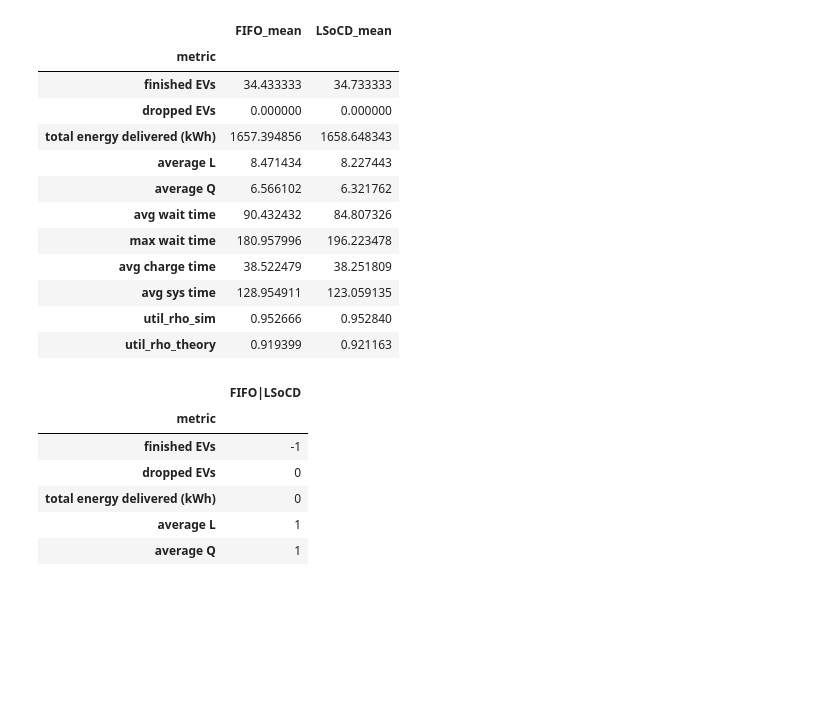
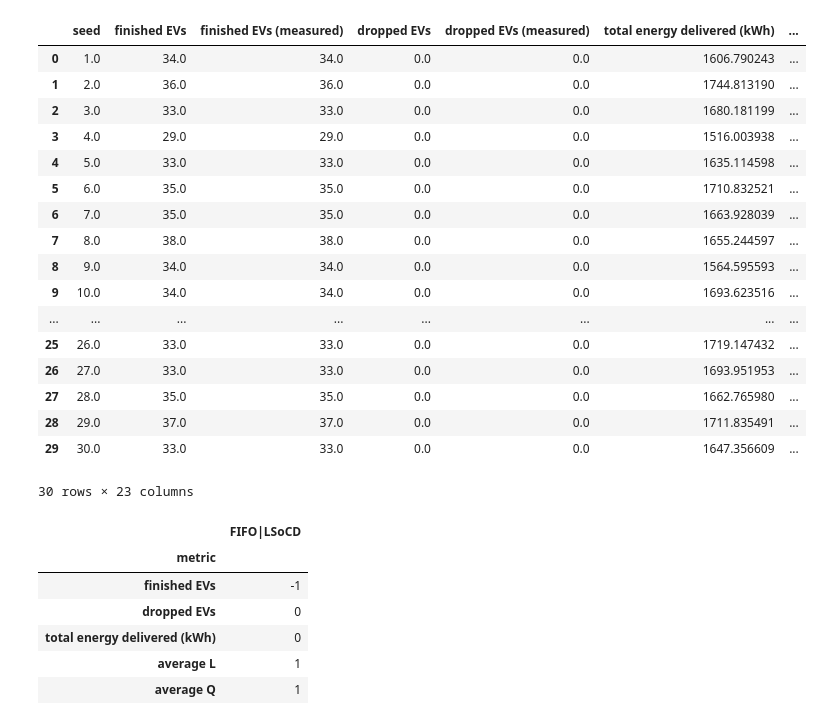
Before and after one commit to saneiimo/ChargingStationQueueing, a Jupyter notebook: compare_policies.ipynb, the cells around one changed output. Cells and saved outputs as stored; diff of their text form; code cells hidden in the pictures; blank space fills up the shorter version.

```diff
--- a/compare_policies.ipynb
+++ b/compare_policies.ipynb
@@ -86,21 +93,26 @@ for label, q_pol, p_pol, q_name, _p_name in grid:
 # paired CRN comparisons (same seeds)
 signs, pair_details = compare_policies(reps, confidence=confidence)
 # %%
-pd.DataFrame(mean_cols)
+reps['FIFO']
 # %% [output]
-|  | FIFO_mean | LSoCD_mean |
-| metric |  |  |
-| finished EVs | 34.433333 | 34.733333 |
-| dropped EVs | 0.000000 | 0.000000 |
-| total energy delivered (kWh) | 1657.394856 | 1658.648343 |
-| average L | 8.471434 | 8.227443 |
-| average Q | 6.566102 | 6.321762 |
-| avg wait time | 90.432432 | 84.807326 |
-| max wait time | 180.957996 | 196.223478 |
-| avg charge time | 38.522479 | 38.251809 |
-| avg sys time | 128.954911 | 123.059135 |
-| util_rho_sim | 0.952666 | 0.952840 |
-| util_rho_theory | 0.919399 | 0.921163 |
+|  | seed | finished EVs | finished EVs (measured) | dropped EVs | dropped EVs (measured) | total energy delivered (kWh) | ... |
+| 0 | 1.0 | 34.0 | 34.0 | 0.0 | 0.0 | 1606.790243 | ... |
+| 1 | 2.0 | 36.0 | 36.0 | 0.0 | 0.0 | 1744.813190 | ... |
+| 2 | 3.0 | 33.0 | 33.0 | 0.0 | 0.0 | 1680.181199 | ... |
+| 3 | 4.0 | 29.0 | 29.0 | 0.0 | 0.0 | 1516.003938 | ... |
+| 4 | 5.0 | 33.0 | 33.0 | 0.0 | 0.0 | 1635.114598 | ... |
+| 5 | 6.0 | 35.0 | 35.0 | 0.0 | 0.0 | 1710.832521 | ... |
+| 6 | 7.0 | 35.0 | 35.0 | 0.0 | 0.0 | 1663.928039 | ... |
+| 7 | 8.0 | 38.0 | 38.0 | 0.0 | 0.0 | 1655.244597 | ... |
+| 8 | 9.0 | 34.0 | 34.0 | 0.0 | 0.0 | 1564.595593 | ... |
+| 9 | 10.0 | 34.0 | 34.0 | 0.0 | 0.0 | 1693.623516 | ... |
+| ... | ... | ... | ... | ... | ... | ... | ... |
+| 25 | 26.0 | 33.0 | 33.0 | 0.0 | 0.0 | 1719.147432 | ... |
+| 26 | 27.0 | 33.0 | 33.0 | 0.0 | 0.0 | 1693.951953 | ... |
+| 27 | 28.0 | 35.0 | 35.0 | 0.0 | 0.0 | 1662.765980 | ... |
+| 28 | 29.0 | 37.0 | 37.0 | 0.0 | 0.0 | 1711.835491 | ... |
+| 29 | 30.0 | 33.0 | 33.0 | 0.0 | 0.0 | 1647.356609 | ... |
+30 rows × 23 columns
 # %%
 signs  # -1: first policy lower; 0: n.s.; 1: second policy lower
 # %% [output]
```
Also changed, not shown: parts of 1 cell of this notebook, 7 other files.
